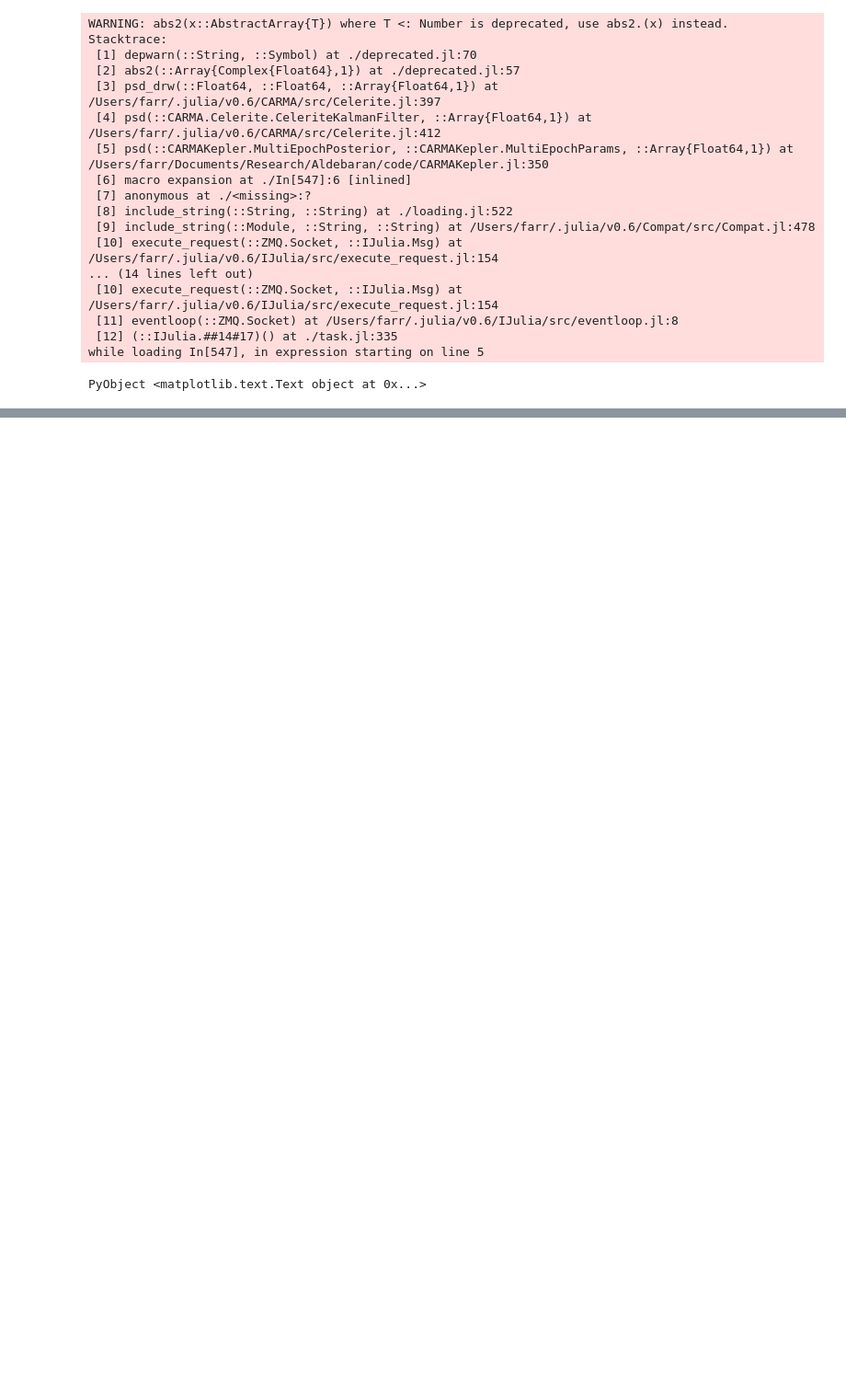
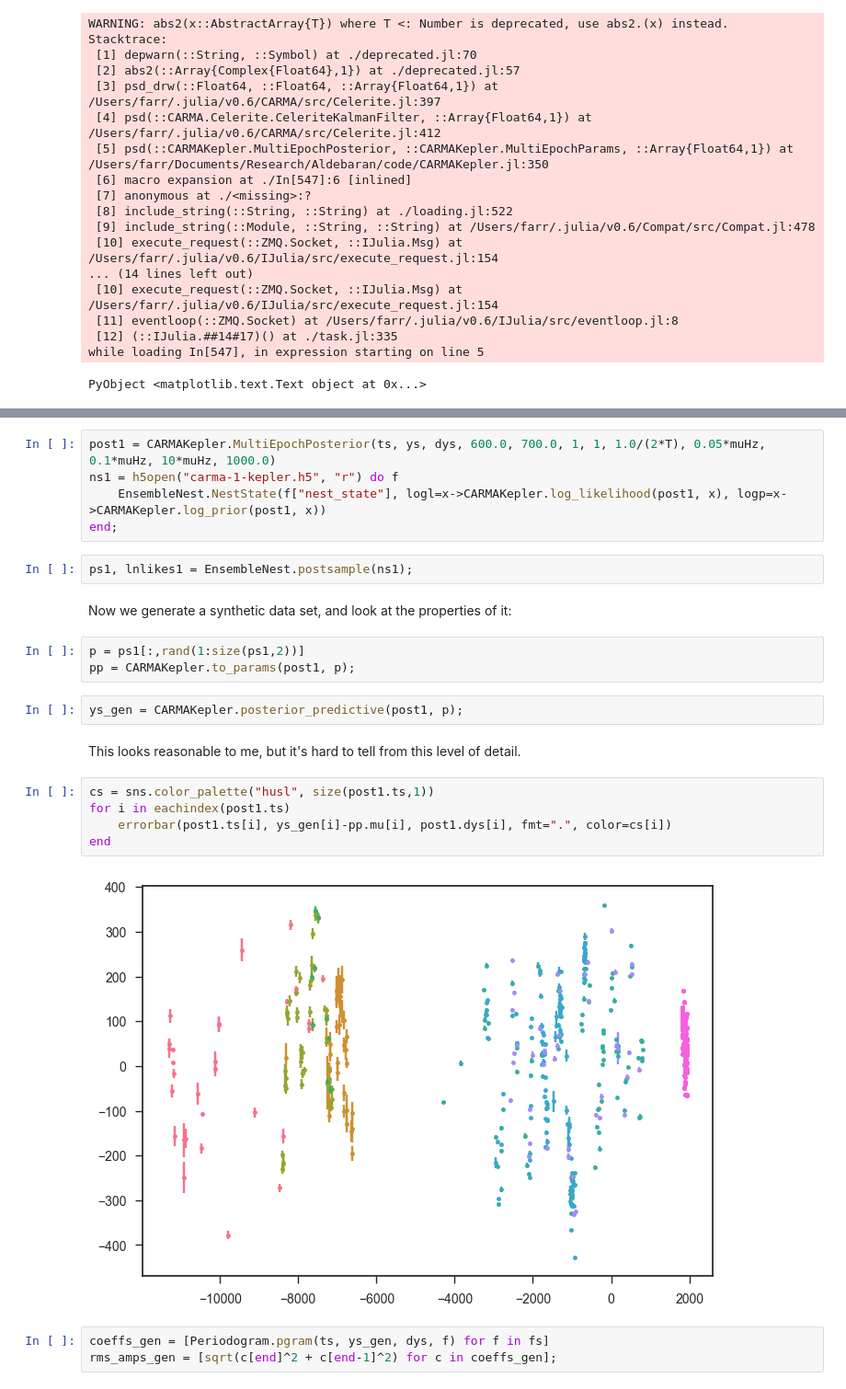
Before and after one commit to farr/Aldebaran, a Jupyter notebook: notebooks/LargeSpacing.ipynb, the cells around one changed output, grey strips where cells are left out. Shown at 92% size. Cells and saved outputs as stored; diff of their text form; blank space fills up the shorter version.

Commit message:
Testing against generated data.

```diff
--- a/notebooks/LargeSpacing.ipynb
+++ b/notebooks/LargeSpacing.ipynb
@@ -1597,0 +1602,26 @@ PyObject <matplotlib.text.Text object at 0x...>
+# %%
+post1 = CARMAKepler.MultiEpochPosterior(ts, ys, dys, 600.0, 700.0, 1, 1, 1.0/(2*T), 0.05*muHz, 0.1*muHz, 10*muHz, 1000.0)
+ns1 = h5open("carma-1-kepler.h5", "r") do f
+    EnsembleNest.NestState(f["nest_state"], logl=x->CARMAKepler.log_likelihood(post1, x), logp=x->CARMAKepler.log_prior(post1, x))
+end;
+# %%
+ps1, lnlikes1 = EnsembleNest.postsample(ns1);
+# %% [markdown]
+Now we generate a synthetic data set, and look at the properties of it:
+# %%
+p = ps1[:,rand(1:size(ps1,2))]
+pp = CARMAKepler.to_params(post1, p);
+# %%
+ys_gen = CARMAKepler.posterior_predictive(post1, p);
+# %% [markdown]
+This looks reasonable to me, but it's hard to tell from this level of detail.
+# %%
+cs = sns.color_palette("husl", size(post1.ts,1))
+for i in eachindex(post1.ts)
+    errorbar(post1.ts[i], ys_gen[i]-pp.mu[i], post1.dys[i], fmt=".", color=cs[i])
+end
+# %% [output]
+[figure, added]
+# %%
+coeffs_gen = [Periodogram.pgram(ts, ys_gen, dys, f) for f in fs]
+rms_amps_gen = [sqrt(c[end]^2 + c[end-1]^2) for c in coeffs_gen];
```
Also changed, not shown: parts of 7 cells of this notebook, 1 other file.
